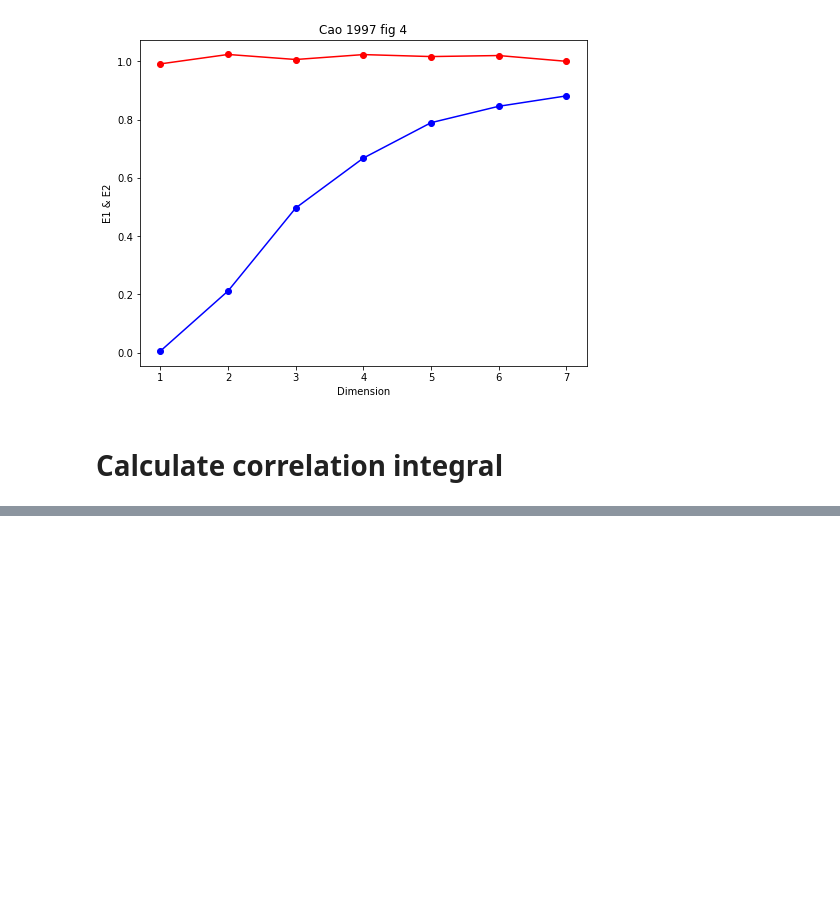
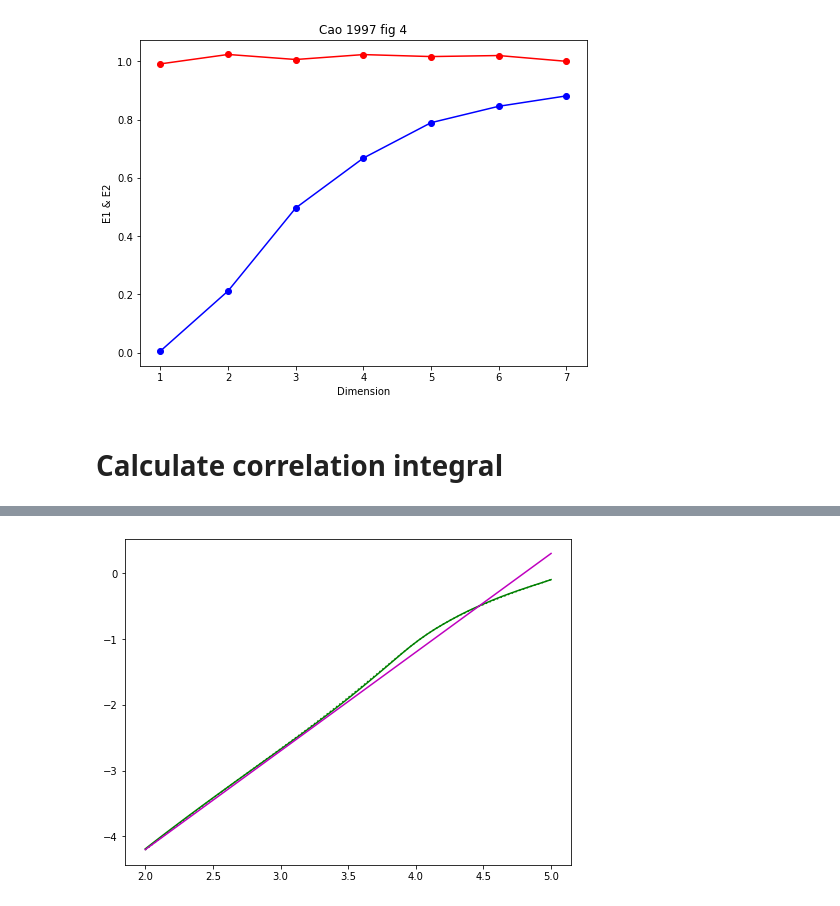
Before and after one commit to esandford/starspot_chaos, a Jupyter notebook: syntheticSignals.ipynb, the cells around one changed output, grey strips where cells are left out. Drawn from its saved outputs; the diff is of its cells as text; code cells hidden in the pictures; blank space fills up the shorter version.

```diff
--- a/syntheticSignals.ipynb
+++ b/syntheticSignals.ipynb
@@ -450,6 +522,18 @@ print(np.shape(lorenz_r))
 # first, need a way of discretizing the data (X(t), X(t+T)) into 2D bins
 
 def bin2D(timeSeries, tauIdx,plotTitle=None):
+    """
+    Plot 2D histograms in rectangular and hexagonal bins of delayed timeSeries vs. starting timeSeries
+
+    Inputs:
+    timeSeries: np.array
+    tauIdx : int, delay time in units of time series cadence
+    plotTitle : str
+
+    Outputs:
+    None
+    """
+
     x = timeSeries[:-tauIdx]
     y = timeSeries[tauIdx:]
     #print(timeSeries)
@@ -1220,0 +1281,5 @@ time taken: 107.85172605514526
+# %%
+logrArr = np.linspace(2.,5.,50)
+rArr = 2.**logrArr
+
+testC0_25000, testC1_25000, testC2_25000 = Cq(rArr=rArr, timeSeries=lorenz_r[:25000,0], tau = 15, m = 3)
@@ -1220,0 +1304,29 @@ time taken: 107.85172605514526
+# %%
+fig, ax = plt.subplots(1,1,figsize=(8,6))
+#ax.plot(np.log2(rArr),np.log2(testC0),'b.')
+#ax.plot(np.log2(rArr),np.log2(testC1),'r.')
+#ax.plot(np.log2(rArr),np.log2(testC2),'g.')
+
+#ax.plot(np.log2(rArr),np.log2(testC0_1000),'bo')
+#ax.plot(np.log2(rArr),np.log2(testC1_1000),'ro')
+#ax.plot(np.log2(rArr),np.log2(testC2_1000),'go')
+
+#ax.plot(np.log2(rArr),np.log2(testC0_5000),'b*')
+#ax.plot(np.log2(rArr),np.log2(testC1_5000),'r*')
+#ax.plot(np.log2(rArr),np.log2(testC2_5000),'g*')
+
+#ax.plot(np.log2(rArr),np.log2(testC0_10000),'b-')
+#ax.plot(np.log2(rArr),np.log2(testC1_10000),'r-')
+ax.plot(np.log2(rArr),np.log2(testC2_10000),'g-')
+
+#ax.plot(np.log2(rArr),np.log2(testC0_25000),'b:')
+#ax.plot(np.log2(rArr),np.log2(testC1_25000),'r:')
+ax.plot(np.log2(rArr),np.log2(testC2_25000),'g:')
+#ax.plot(np.log2(rArr),np.log2(rArr**2.05)-9.,'k:')
+ax.plot(np.log2(rArr),np.log2(rArr**1.5)-7.2,'m-')
+
+#ax.set_xscale('log')
+#ax.set_yscale('log')
+plt.show()
+# %% [output]
+[figure, added]
```
Also changed, not shown: parts of 17 cells of this notebook.
